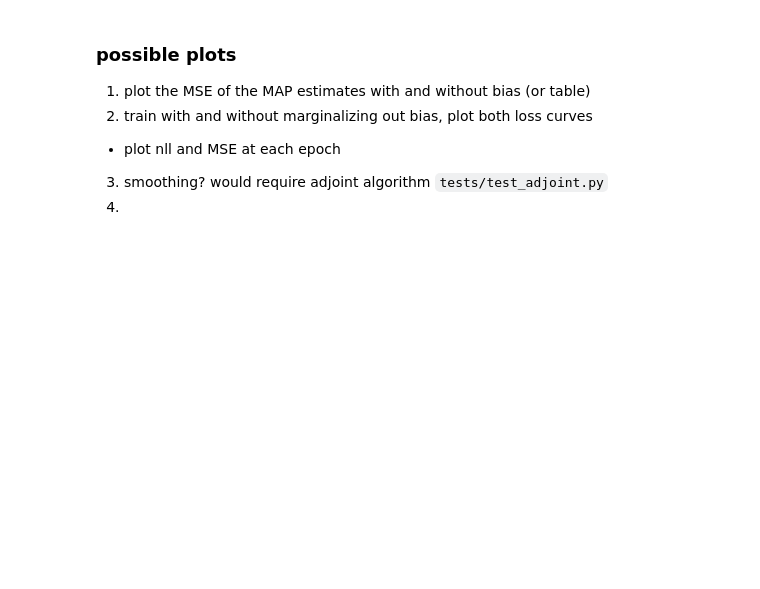
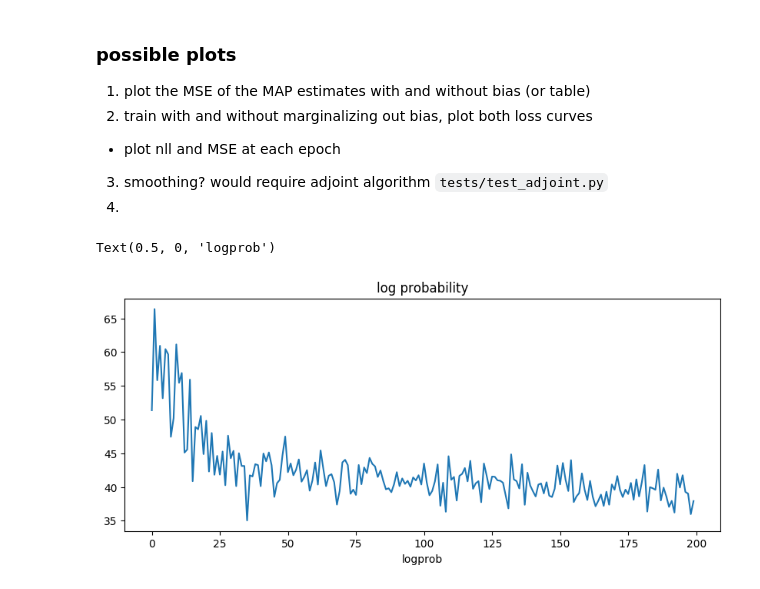
Before and after one commit to pyro-ppl/funsor, a Jupyter notebook: sensor.ipynb, the cells around one changed output. Saved outputs shown, nothing was run; the diff lists cells and outputs as text; code cells hidden in the pictures; blank space fills up the shorter version.

```diff
--- a/sensor.ipynb
+++ b/sensor.ipynb
@@ -497,6 +529,15 @@ Visualize the joint posterior distribution.
   - plot nll and MSE at each epoch
 3. smoothing? would require adjoint algorithm `tests/test_adjoint.py`
 4.
+# %%
+plt.figure(figsize=(10,4), dpi=100).set_facecolor('white')
+plt.plot(losses)
+plt.title('log probability')
+plt.xlabel('Epochs')
+plt.xlabel('logprob')
+# %% [output]
+Text(0.5, 0, 'logprob')
+[figure, added]
 # %%
 plt.figure(figsize=(10,4), dpi=100).set_facecolor('white')
 plt.plot(losses)
```
Also changed, not shown: parts of 11 cells of this notebook.
